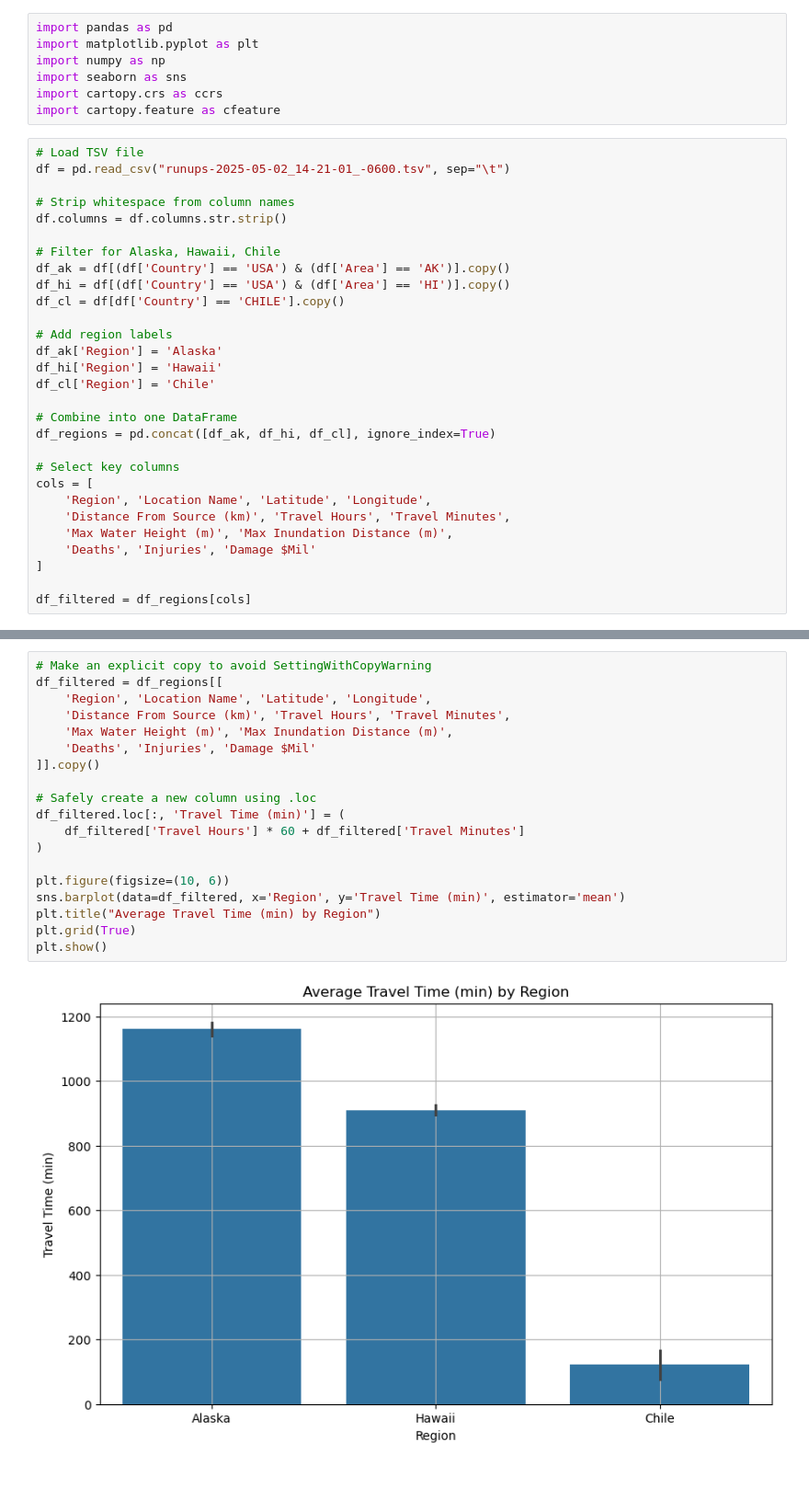
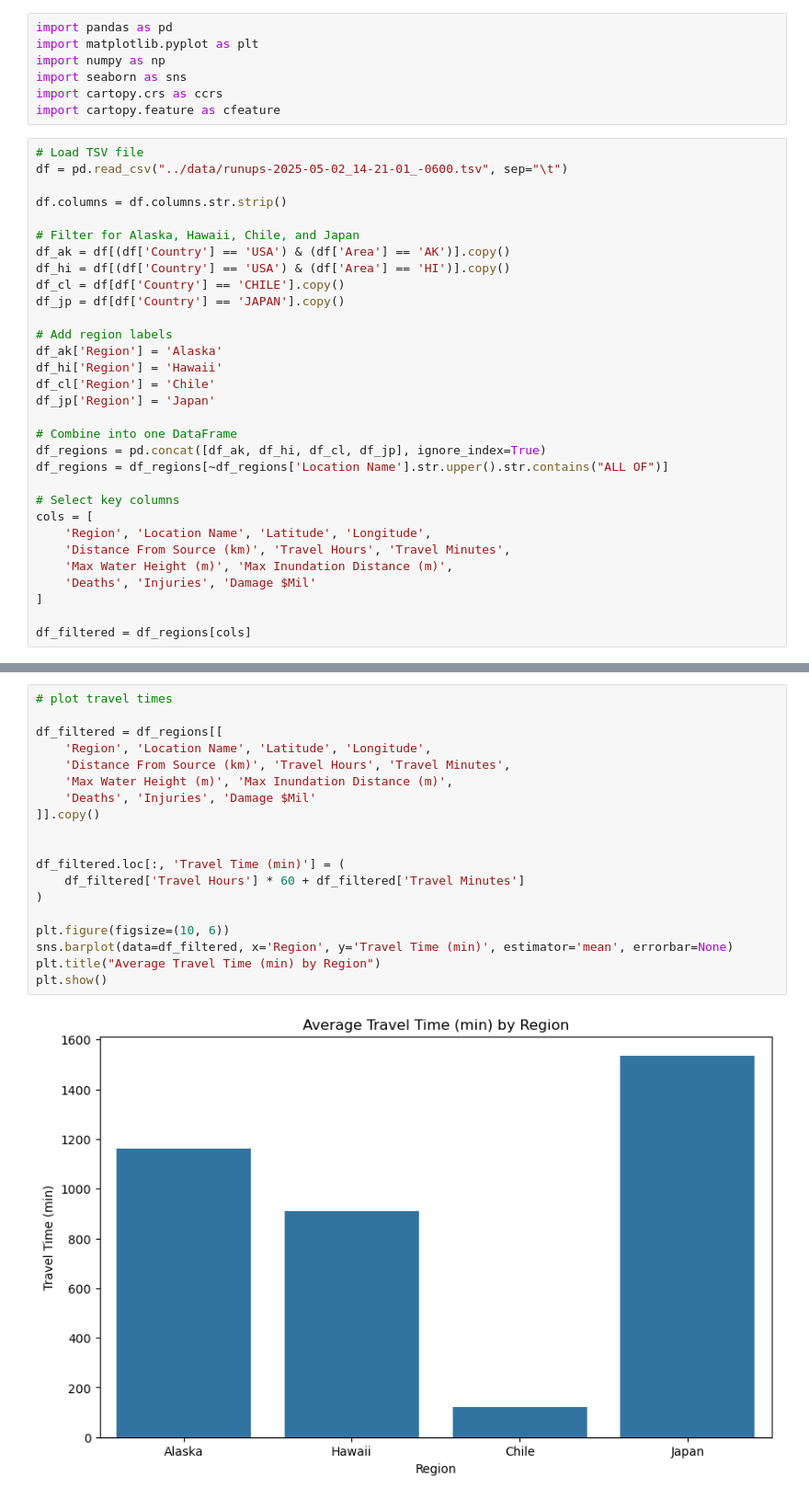
Before and after one commit to rrdickinson/raquel-geohazards-final-project, a Jupyter notebook: notebooks/final-project.ipynb, the cells around one changed output, grey strips where cells are left out. Shown: that part at 92% size. Cells and saved outputs as stored; diff of their text form.

Commit message:
completed making figures

```diff
--- a/notebooks/final-project.ipynb
+++ b/notebooks/final-project.ipynb
@@ -7,23 +7,25 @@ import cartopy.crs as ccrs
 import cartopy.feature as cfeature
 # %%
 # Load TSV file
-df = pd.read_csv("runups-2025-05-02_14-21-01_-0600.tsv", sep="\t")
+df = pd.read_csv("../data/runups-2025-05-02_14-21-01_-0600.tsv", sep="\t")
 
-# Strip whitespace from column names
 df.columns = df.columns.str.strip()
 
-# Filter for Alaska, Hawaii, Chile
+# Filter for Alaska, Hawaii, Chile, and Japan
 df_ak = df[(df['Country'] == 'USA') & (df['Area'] == 'AK')].copy()
 df_hi = df[(df['Country'] == 'USA') & (df['Area'] == 'HI')].copy()
 df_cl = df[df['Country'] == 'CHILE'].copy()
+df_jp = df[df['Country'] == 'JAPAN'].copy()
 
 # Add region labels
 df_ak['Region'] = 'Alaska'
 df_hi['Region'] = 'Hawaii'
 df_cl['Region'] = 'Chile'
+df_jp['Region'] = 'Japan'
 
 # Combine into one DataFrame
-df_regions = pd.concat([df_ak, df_hi, df_cl], ignore_index=True)
+df_regions = pd.concat([df_ak, df_hi, df_cl, df_jp], ignore_index=True)
+df_regions = df_regions[~df_regions['Location Name'].str.upper().str.contains("ALL OF")]
 
 # Select key columns
 cols = [
@@ -74,21 +94,21 @@ plt.show()
 # %%
-# Make an explicit copy to avoid SettingWithCopyWarning
+# plot travel times
+
 df_filtered = df_regions[[
     'Region', 'Location Name', 'Latitude', 'Longitude',
     'Distance From Source (km)', 'Travel Hours', 'Travel Minutes',
     'Max Water Height (m)', 'Max Inundation Distance (m)',
     'Deaths', 'Injuries', 'Damage $Mil'
 ]].copy()
 
-# Safely create a new column using .loc
+
 df_filtered.loc[:, 'Travel Time (min)'] = (
     df_filtered['Travel Hours'] * 60 + df_filtered['Travel Minutes']
 )
 
 plt.figure(figsize=(10, 6))
-sns.barplot(data=df_filtered, x='Region', y='Travel Time (min)', estimator='mean')
+sns.barplot(data=df_filtered, x='Region', y='Travel Time (min)', estimator='mean', errorbar=None)
 plt.title("Average Travel Time (min) by Region")
-plt.grid(True)
 plt.show()
 # %% [output]
-[figure, old version]
+[figure, new version]
```
Also changed, not shown: parts of 7 cells of this notebook.
